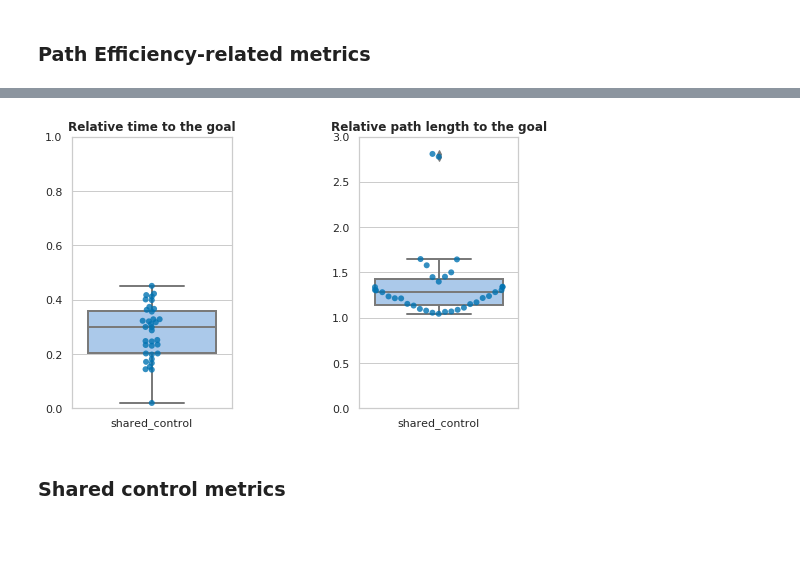
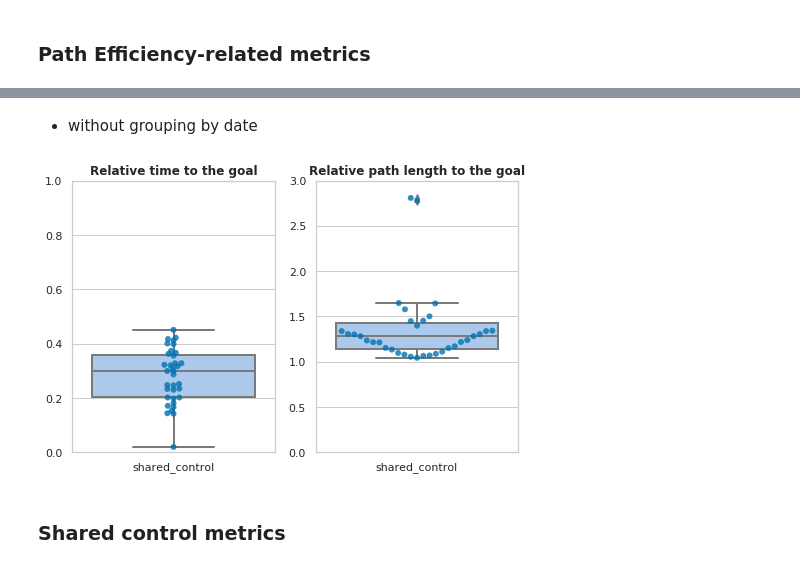
Before and after one commit to epfl-lasa/crowdbot-evaluation-tools, a Jupyter notebook: notebooks/comprehensive_eval_ver2.ipynb, the cells around one changed output, grey strips where cells are left out. Saved outputs shown, nothing was run; the diff lists cells and outputs as text; code cells hidden in the pictures; blank space fills up the shorter version.

```diff
--- a/notebooks/comprehensive_eval_ver2.ipynb
+++ b/notebooks/comprehensive_eval_ver2.ipynb
@@ -2037,7 +2256,9 @@ path_metrics_df = eval_res_df[['seq', 'control_type'] + list(path_metrics) + ['d
+# %% [markdown]
+- without grouping by date
 # %%
 path_fig, path_axes = plt.subplots(1, 2, figsize=(8, 5))
 
-plt.subplots_adjust(left=None, bottom=None, right=None, top=None, wspace=0.8, hspace=None)
+# plt.subplots_adjust(left=None, bottom=None, right=None, top=None, wspace=0.8, hspace=None)
 
 categorical_plot(
     axes=path_axes[0],
@@ -2045,34 +2266,34 @@ categorical_plot(
     metric='rel_duration2goal',
     catogory='control_type',
     title='Relative time to the goal',
     xlabel='',
     ylabel='',
     ylim=[0.0, 1.0],
     # lgd_labels=['April 10, 2021', 'April 24, 2021'],
     # group='date',
     loc='upper right',
     kind='box',
 )
 
 categorical_plot(
     axes=path_axes[1],
     df=path_metrics_df,
     metric='rel_path_length2goal',
     catogory='control_type',
     title='Relative path length to the goal',
     xlabel='',
     ylabel='',
     ylim=[0.0, 3.0],
     # lgd_labels=['April 10, 2021', 'April 24, 2021'],
     # group='date',
     kind='box',
 )
 
 plt.savefig("./pdf/all_shared_control_path_nogrouped.pdf", dpi=300)
 
 plt.show()
 # %% [output]
-[figure, old version]
+[figure, new version]
 # %%
 plt.close()
 # %% [markdown]
```
Also changed, not shown: parts of 28 cells of this notebook, 19 other files.
